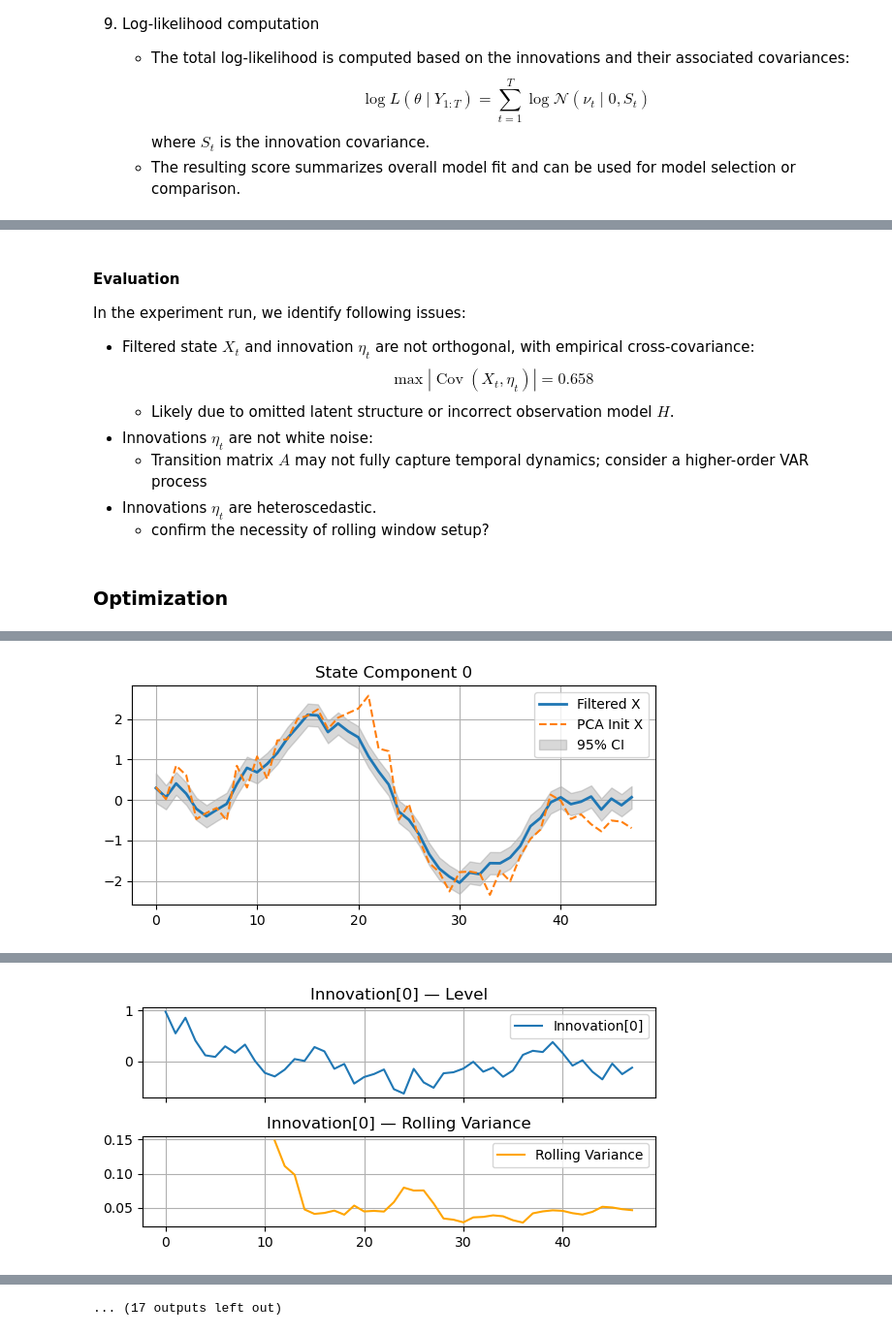
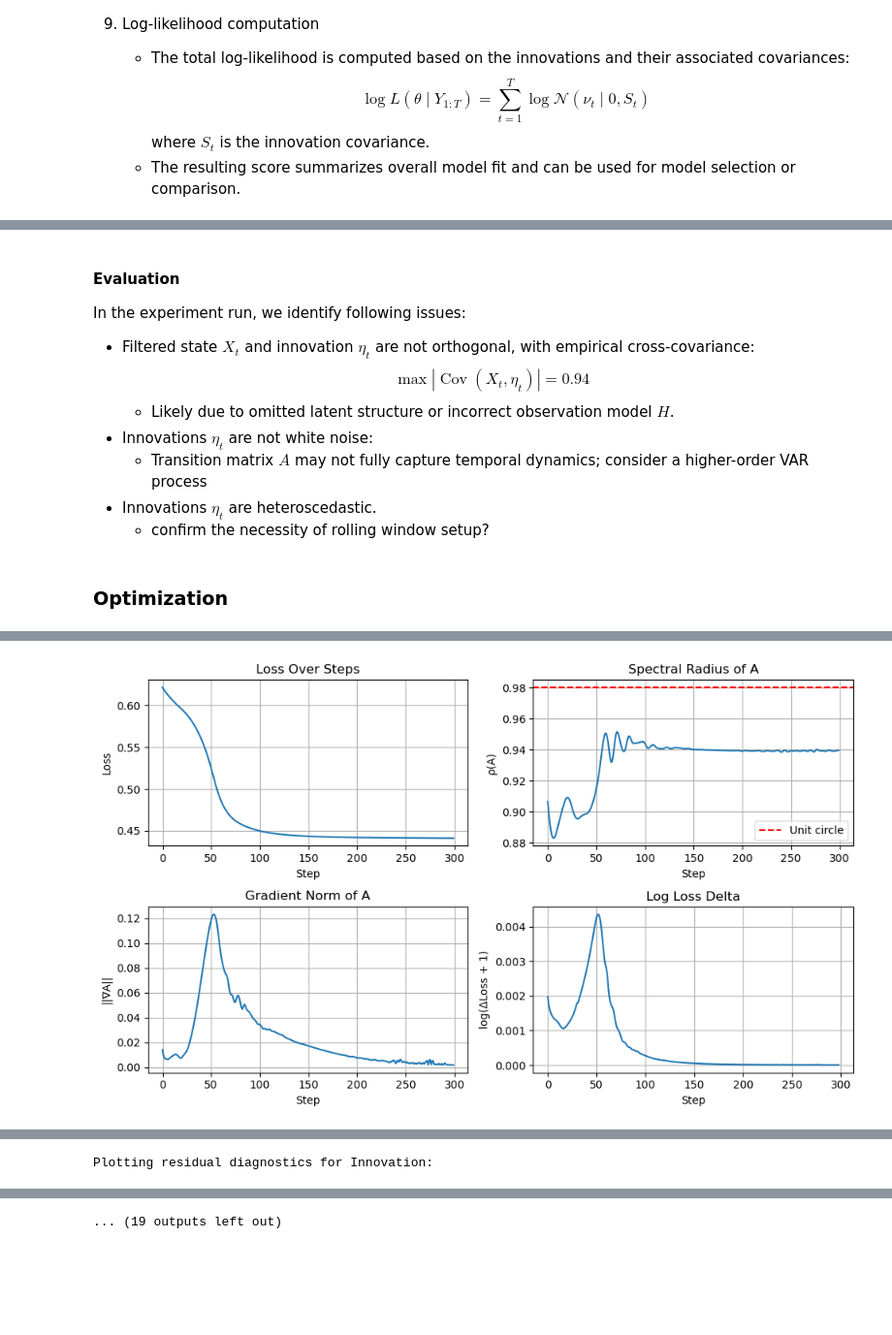
Before and after one commit to lexie-z/macro-model, a Jupyter notebook: playground.ipynb, the cells around one changed output, grey strips where cells are left out. Shown at 97% size. Drawn from its saved outputs; the diff is of its cells as text; code cells hidden in the pictures; blank space fills up the shorter version.

```diff
--- a/playground.ipynb
+++ b/playground.ipynb
@@ -128,4 +123,4 @@ outlier cap by mad per window is turned off
 # %%
 clipping_factors = []
-experiment_df , experiment_scaler = initialize_by_window(stationary_df, clipping_factors=clipping_factors, plot=True)
+experiment_df , experiment_scaler = initialize_by_window(stationary_df, clipping_factors=clipping_factors, window_size = len(stationary_df), plot=True)
 # %% [output]
@@ -454,7 +449,7 @@ Plotting residual diagnostics for Innovation:
 In the experiment run, we identify following issues:
 - Filtered state $X_t$ and innovation $\eta_t$ are not orthogonal, with empirical cross-covariance:
   $$
-  \max |\operatorname{Cov}(X_t, \eta_t)| = 0.658
+  \max |\operatorname{Cov}(X_t, \eta_t)| = 0.94
   $$
   - Likely due to omitted latent structure or incorrect observation model $H$.
 - Innovations $\eta_t$ are not white noise:
@@ -468,9 +463,9 @@ Y = experiment_df.values
 params_init = {"A": A, "B": B, "G": G_bar, "H": H_bar}
 transition_steps = max(1, int(0.2 * Y.shape[0]))
 lr_schedule = optax.exponential_decay(
-        init_value=1e-2,
+        init_value=5e-3,
         transition_steps=transition_steps,
-        decay_rate=0.9,
+        decay_rate=0.95,
         staircase=True
     )
 optimizer = optax.adam(learning_rate=lr_schedule)
@@ -478,17 +473,27 @@ optimizer = optax.adam(learning_rate=lr_schedule)
 trainer = KalmanTrainer(
         Y=Y,
         params_init=params_init,
-        optimizer=optimizer
-    )
+        optimizer=optimizer)
 
 trained_params = trainer.train(num_steps=300)
+trainer.main_diagnostics()
 
-kf = KalmanFilter(
+post_kf = KalmanFilter(
         A=trained_params["A"],
         B=trained_params["B"],
         G=trained_params["G"],
         H=trained_params["H"]
     )
-kf.run_filter(Y=Y)
-evaluate_kalman_pipeline(Y=Y, X_filt=kf.X_filt, X_pca=experiment_latent_df, B=B, A=A, innovations=kf.innovations, S_list=kf.S_list, P_all=kf.P_all)
+
+post_kf.run_filter(Y)
+evaluate_kalman_pipeline(
+    Y=Y,
+    X_filt=post_kf.X_filt,
+    X_pca=experiment_latent_df,
+    B=trained_params["B"],
+    A=trained_params["A"],
+    innovations=post_kf.innovations,
+    S_list=post_kf.S_list,
+    P_all=post_kf.P_all
+)
 # %% [output]
@@ -512 +511 @@ evaluate_kalman_pipeline(Y=Y, X_filt=kf.X_filt, X_pca=experiment_latent_df, B=B,
-[figure, old version]
+[figure, new version]
@@ -525 +527 @@ Plotting residual diagnostics for Innovation:
-[figure, old version]
+Plotting residual diagnostics for Innovation:
@@ -533 +531 @@ Plotting residual diagnostics for Innovation:
-... (17 outputs left out)
+... (19 outputs left out)
```
Also changed, not shown: parts of 15 cells of this notebook, 4 other files.
